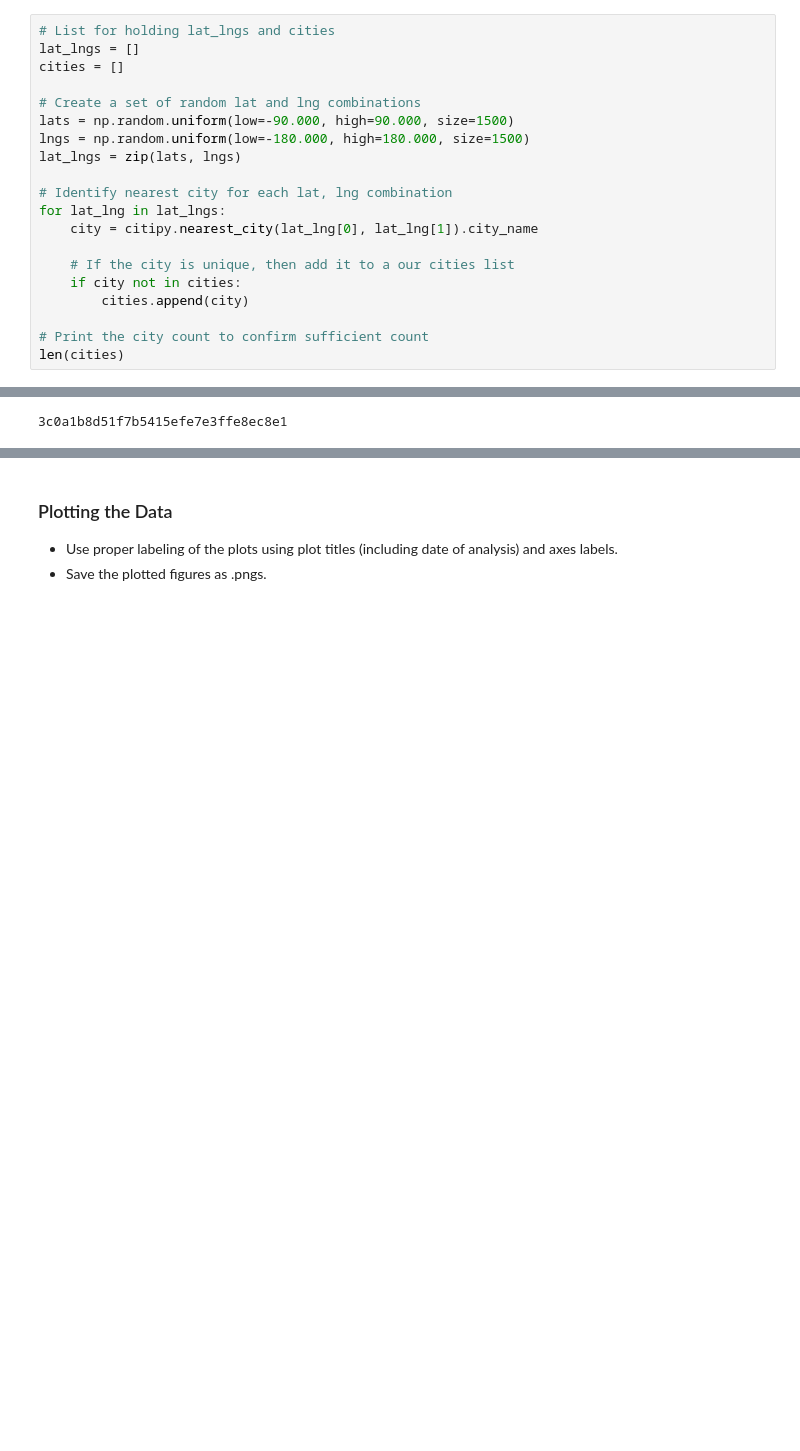
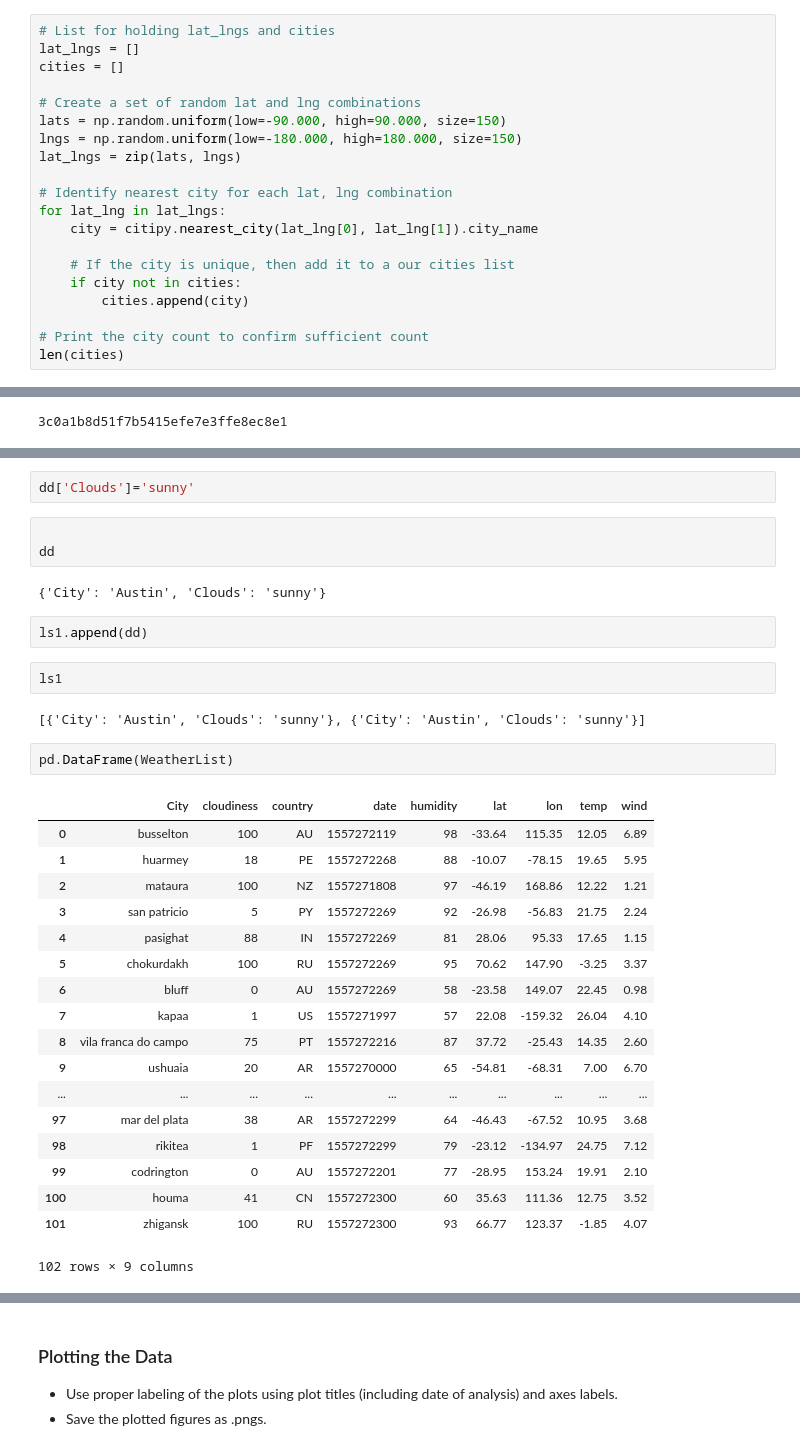
Before and after one commit to MTRaley52/HW6_Weather, a Jupyter notebook: WeatherPy.ipynb, the cells around one changed output, grey strips where cells are left out. Saved outputs shown, nothing was run; the diff lists cells and outputs as text; blank space fills up the shorter version.

```diff
--- a/WeatherPy.ipynb
+++ b/WeatherPy.ipynb
@@ -40,8 +40,8 @@ lat_lngs = []
 cities = []
 
 # Create a set of random lat and lng combinations
-lats = np.random.uniform(low=-90.000, high=90.000, size=1500)
-lngs = np.random.uniform(low=-180.000, high=180.000, size=1500)
+lats = np.random.uniform(low=-90.000, high=90.000, size=150)
+lngs = np.random.uniform(low=-180.000, high=180.000, size=150)
 lat_lngs = zip(lats, lngs)
 
 # Identify nearest city for each lat, lng combination
@@ -120 +147,35 @@ print(response)
+# %%
+dd['Clouds']='sunny'
+# %%
+
+dd
+# %% [output]
+{'City': 'Austin', 'Clouds': 'sunny'}
+# %%
+ls1.append(dd)
+# %%
+ls1
+# %% [output]
+[{'City': 'Austin', 'Clouds': 'sunny'}, {'City': 'Austin', 'Clouds': 'sunny'}]
+# %%
+pd.DataFrame(WeatherList)
+# %% [output]
+|  | City | cloudiness | country | date | humidity | lat | lon | temp | wind |
+| 0 | busselton | 100 | AU | 1557272119 | 98 | -33.64 | 115.35 | 12.05 | 6.89 |
+| 1 | huarmey | 18 | PE | 1557272268 | 88 | -10.07 | -78.15 | 19.65 | 5.95 |
+| 2 | mataura | 100 | NZ | 1557271808 | 97 | -46.19 | 168.86 | 12.22 | 1.21 |
+| 3 | san patricio | 5 | PY | 1557272269 | 92 | -26.98 | -56.83 | 21.75 | 2.24 |
+| 4 | pasighat | 88 | IN | 1557272269 | 81 | 28.06 | 95.33 | 17.65 | 1.15 |
+| 5 | chokurdakh | 100 | RU | 1557272269 | 95 | 70.62 | 147.90 | -3.25 | 3.37 |
+| 6 | bluff | 0 | AU | 1557272269 | 58 | -23.58 | 149.07 | 22.45 | 0.98 |
+| 7 | kapaa | 1 | US | 1557271997 | 57 | 22.08 | -159.32 | 26.04 | 4.10 |
+| 8 | vila franca do campo | 75 | PT | 1557272216 | 87 | 37.72 | -25.43 | 14.35 | 2.60 |
+| 9 | ushuaia | 20 | AR | 1557270000 | 65 | -54.81 | -68.31 | 7.00 | 6.70 |
+| ... | ... | ... | ... | ... | ... | ... | ... | ... | ... |
+| 97 | mar del plata | 38 | AR | 1557272299 | 64 | -46.43 | -67.52 | 10.95 | 3.68 |
+| 98 | rikitea | 1 | PF | 1557272299 | 79 | -23.12 | -134.97 | 24.75 | 7.12 |
+| 99 | codrington | 0 | AU | 1557272201 | 77 | -28.95 | 153.24 | 19.91 | 2.10 |
+| 100 | houma | 41 | CN | 1557272300 | 60 | 35.63 | 111.36 | 12.75 | 3.52 |
+| 101 | zhigansk | 100 | RU | 1557272300 | 93 | 66.77 | 123.37 | -1.85 | 4.07 |
+102 rows × 9 columns
 # %%
```
Also changed, not shown: parts of 13 cells of this notebook.
